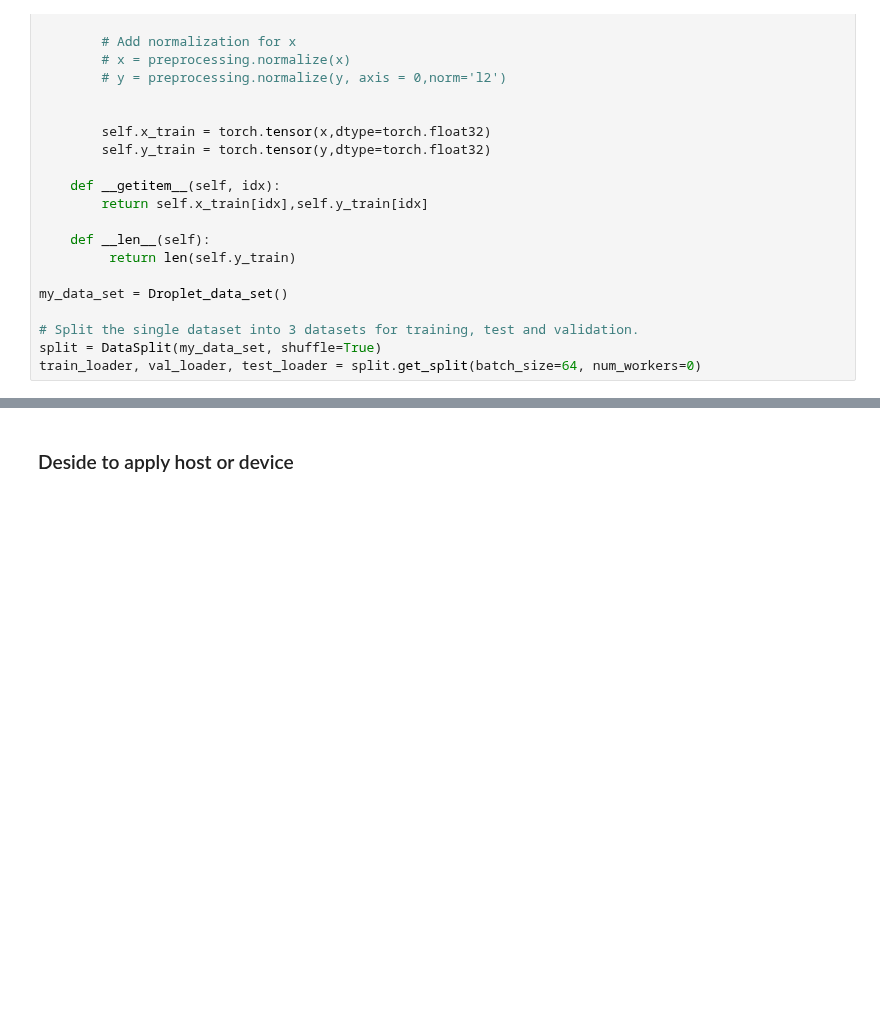
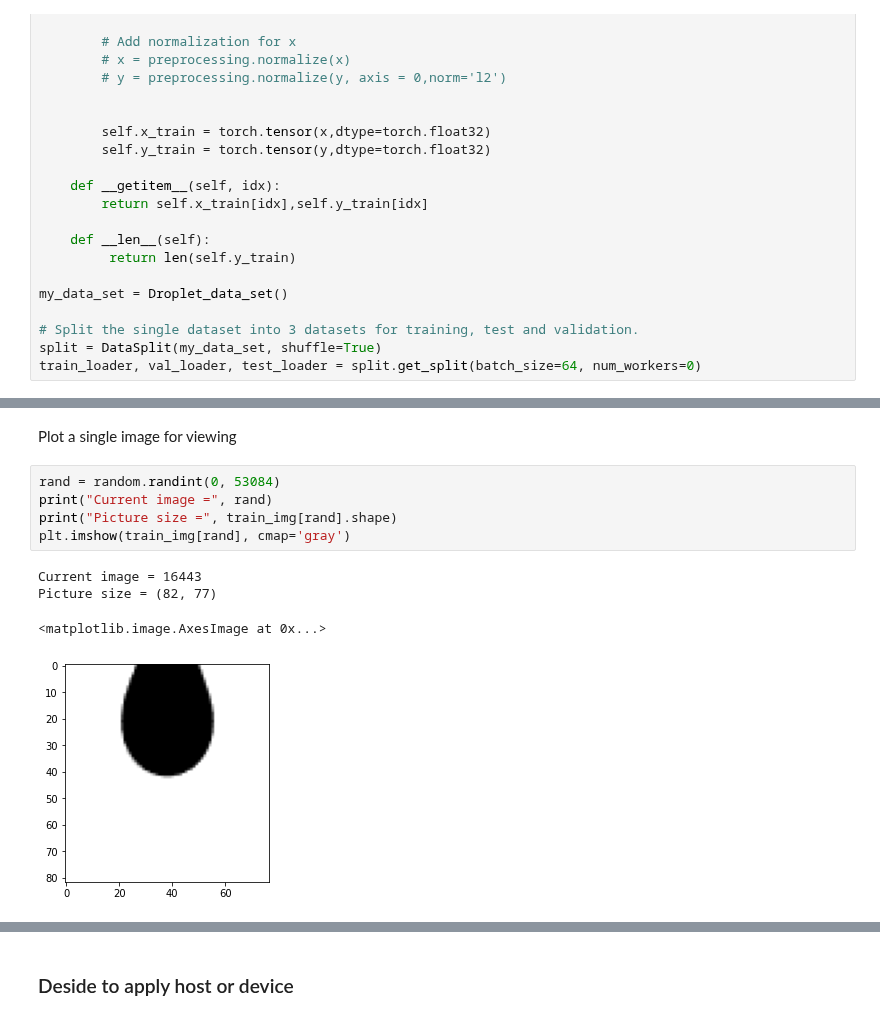
Before and after one commit to ShaoKAi100812/Pendant_Drop_Tensiometry_Prediction, a Jupyter notebook: main.ipynb, the cells around one changed output, grey strips where cells are left out. Cells and saved outputs as stored; diff of their text form; blank space fills up the shorter version.

```diff
--- a/main.ipynb
+++ b/main.ipynb
@@ -130 +151,13 @@ train_loader, val_loader, test_loader = split.get_split(batch_size=64, num_worke
+# %% [markdown]
+Plot a single image for viewing
+# %%
+rand = random.randint(0, 53084)
+print("Current image =", rand)
+print("Picture size =", train_img[rand].shape)
+plt.imshow(train_img[rand], cmap='gray')
+# %% [output]
+Current image = 16443
+Picture size = (82, 77)
+<matplotlib.image.AxesImage at 0x...>
+[figure, added]
 # %%
```
Also changed, not shown: parts of 11 cells of this notebook.
